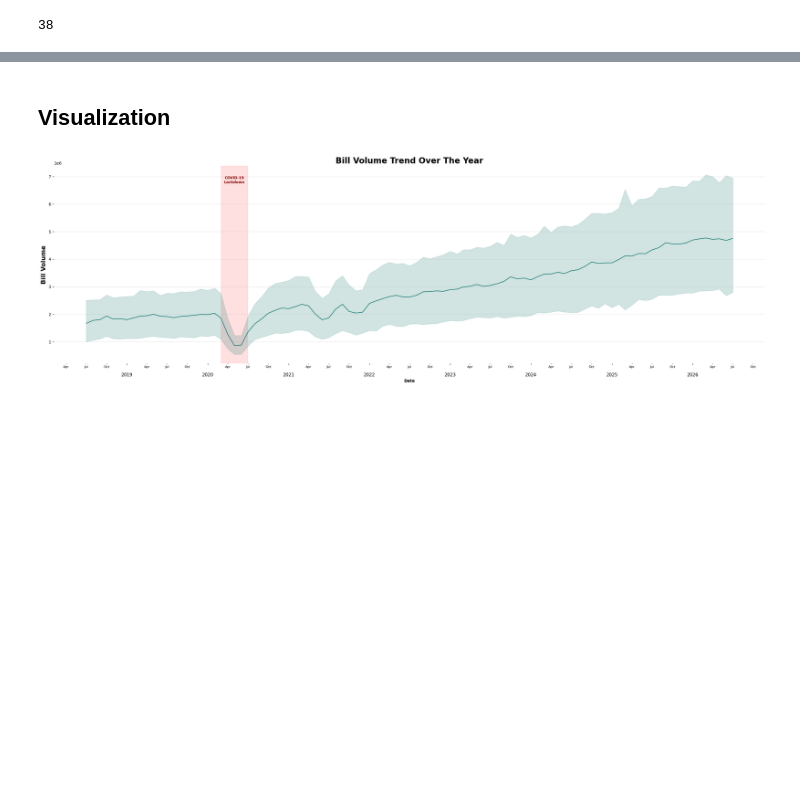
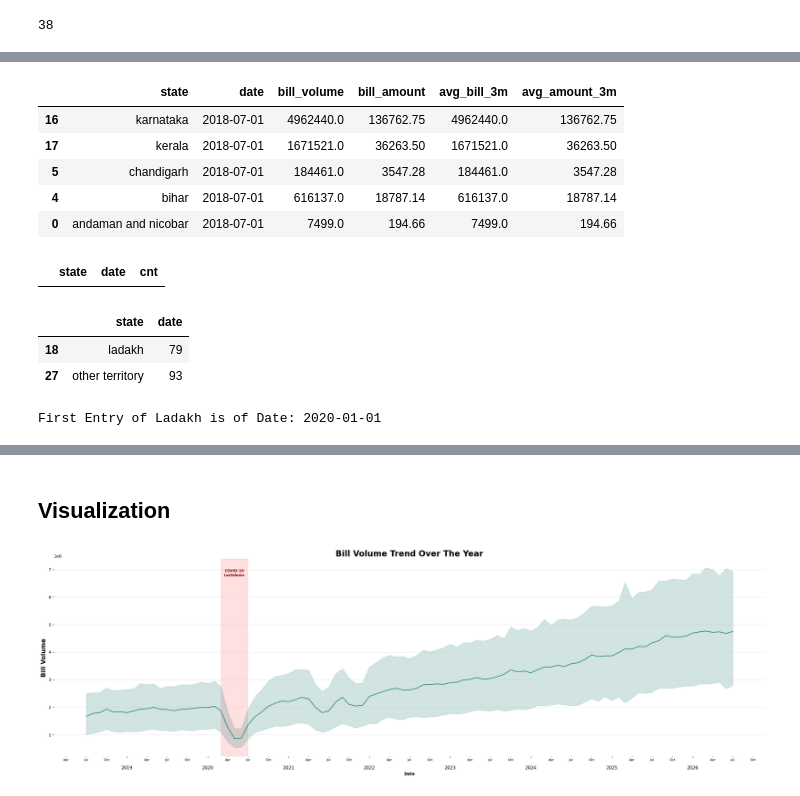
Before and after one commit to IamRaNo/india-logistics-hub-optimizer, a Jupyter notebook: jupyter notebooks/01_forecasting.ipynb, the cells around one changed output, grey strips where cells are left out. Drawn from its saved outputs; the diff is of its cells as text; code cells hidden in the pictures; blank space fills up the shorter version.

```diff
--- a/jupyter notebooks/01_forecasting.ipynb
+++ b/jupyter notebooks/01_forecasting.ipynb
@@ -143,3 +137,26 @@ data.describe().T
 data= data.sort_values('date')
 # %%
 data['date']=data['date'].dt.to_timestamp()
+# %%
+data.head()
+# %% [output]
+|  | state | date | bill_volume | bill_amount | avg_bill_3m | avg_amount_3m |
+| 16 | karnataka | 2018-07-01 | 4962440.0 | 136762.75 | 4962440.0 | 136762.75 |
+| 17 | kerala | 2018-07-01 | 1671521.0 | 36263.50 | 1671521.0 | 36263.50 |
+| 5 | chandigarh | 2018-07-01 | 184461.0 | 3547.28 | 184461.0 | 3547.28 |
+| 4 | bihar | 2018-07-01 | 616137.0 | 18787.14 | 616137.0 | 18787.14 |
+| 0 | andaman and nicobar | 2018-07-01 | 7499.0 | 194.66 | 7499.0 | 194.66 |
+# %%
+data.groupby(['state', 'date']).size().reset_index(name='cnt').query('cnt > 1')
+# %% [output]
+|  | state | date | cnt |
+# %%
+data.groupby('state')['date'].nunique().reset_index().query('date< 97')
+# %% [output]
+|  | state | date |
+| 18 | ladakh | 79 |
+| 27 | other territory | 93 |
+# %%
+print(f"First Entry of Ladakh is of Date: {data[data['state']=='ladakh']['date'].min().date()}")
+# %% [output]
+First Entry of Ladakh is of Date: 2020-01-01
```
Also changed, not shown: parts of 7 cells of this notebook, 1 other file.
